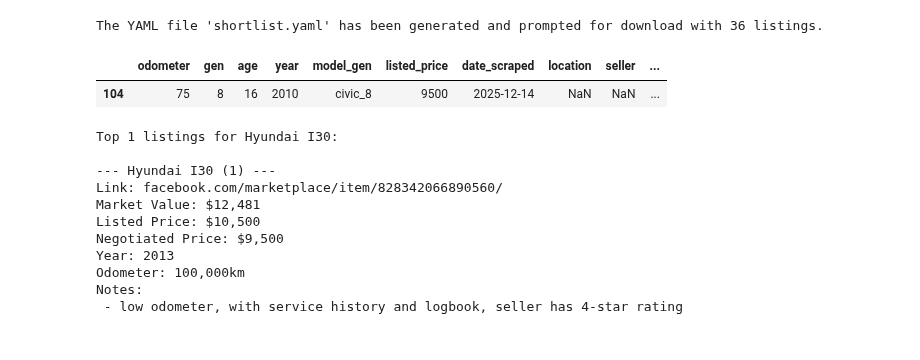
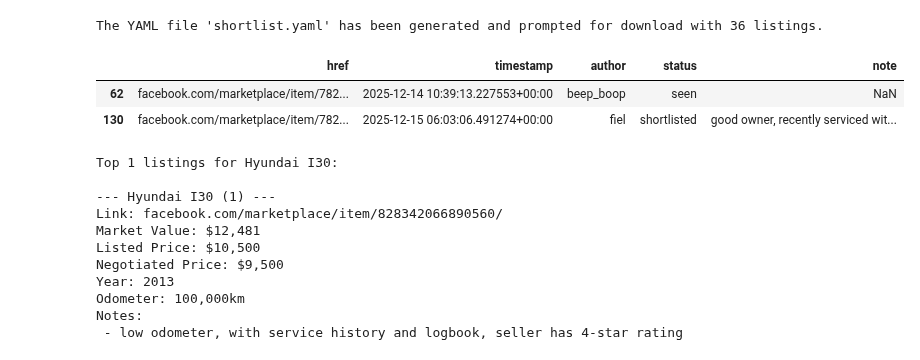
Before and after one commit to imrogerjiang/market_analysis_v2, a Jupyter notebook: Market Analysis V2.ipynb, the cells around one changed output. Drawn from its saved outputs; the diff is of its cells as text; code cells hidden in the pictures.

```diff
--- a/Market Analysis V2.ipynb
+++ b/Market Analysis V2.ipynb
@@ -855,7 +855,7 @@ def integrate_listings(listings_df: pd.DataFrame, gen_lookup: pd.DataFrame) -> p
 
     # New print feature: For each model_gen, print the last scraped date, grouped by marketplace
     if model_gens_all_clients and not listings_1.empty:
-        print("\nCheck each model_gen has been scraped recently by marketplace.")
+        print("\nHas every model_gen been scraped recently?")
         current_date = pd.Timestamp.now().normalize()
 
         # Extract unique sources (e.g., 'carsales', 'facebook') directly from href
@@ -887,13 +887,13 @@ def integrate_listings(listings_df: pd.DataFrame, gen_lookup: pd.DataFrame) -> p
                     if last_date.normalize() == current_date.normalize():
                         display_text = "Today"
                     elif (current_date - last_date).days > 4:
-                        display_text = " - WARNING - last scrape 4+ days ago"
+                        display_text = last_date.strftime('%Y-%m-%d') + " - WARNING - last scrape 4+ days ago"
                     else:
                         display_text = last_date.strftime('%Y-%m-%d')
 
-                    print(f"  {mg}: {display_text}")
+                    print(f"  {mg}:  \t{display_text}")
                 else:
-                    print(f"  {mg}: None")
+                    print(f"  {mg}:  \tNone")
 
         # Drop the temporary 'source_marketplace' column
         listings_1.drop(columns=['source_marketplace'], errors='ignore', inplace=True)
@@ -1164,7 +1164,11 @@ def get_best_listings(listings_lr: pd.DataFrame, allocations: pd.DataFrame, note
     if after_date:
         after_date_dt = pd.to_datetime(after_date).date()
         df = df[df['date_scraped'] >= after_date_dt]
-    # Removed the else block that filtered for the latest scraped date when after_date is None
+    else:
+        # If no specific date is given, filter for the latest date_scraped
+        if not df.empty:
+            latest_scraped_date = df['date_scraped'].max()
+            df = df[df['date_scraped'] == latest_scraped_date]
 
     # 6. Further filter df to keep only listings where last_status is either None (missing) or 'seen'
     # Convert 'last_status' to string to handle both NaN and actual string values consistently
@@ -2003,8 +2027,8 @@ best_listings = get_best_listings(listings_lr, allocations, notes, clients)
 # %%
 # Get best listing over x days
-n_days = 14
-date_as_str =(pd.Timestamp.today() - pd.Timedelta(days=n_days)).strftime("%Y-%m-%d")
-best_listings = get_best_listings(listings_lr, allocations, notes, clients, after_date=date_as_str)
+# n_days = 14
+# date_as_str =(pd.Timestamp.today() - pd.Timedelta(days=n_days)).strftime("%Y-%m-%d")
+# best_listings = get_best_listings(listings_lr, allocations, notes, clients, after_date=date_as_str)
 # %%
 notes = write_yaml(best_listings, listings_lr, allocations, notes)
 # %% [output]
@@ -2123,11 +2147,12 @@ a = write_yaml(l, listings_lr, allocations, notes)
 [interactive output not drawn]
 [interactive output not drawn]
 The YAML file 'shortlist.yaml' has been generated and prompted for download with 36 listings.
-# %%
-temp[temp["last_status"]=="contacted"]
-# %% [output]
-|  | odometer | gen | age | year | model_gen | listed_price | date_scraped | location | seller | ... |
-| 104 | 75 | 8 | 16 | 2010 | civic_8 | 9500 | 2025-12-14 | NaN | NaN | ... |
+# %%
+notes[notes["href"]=="facebook.com/marketplace/item/782778421480770/"]
+# %% [output]
+|  | href | timestamp | author | status | note |
+| 62 | facebook.com/marketplace/item/782... | 2025-12-14 10:39:13.227553+00:00 | beep_boop | seen | NaN |
+| 130 | facebook.com/marketplace/item/782... | 2025-12-15 06:03:06.491274+00:00 | fiel | shortlisted | good owner, recently serviced wit... |
 # %%
 client_email(["facebook.com/marketplace/item/828342066890560/"], listings_lr, coefficients, notes)
 # %% [output]
```
Also changed, not shown: parts of 7 cells of this notebook.
